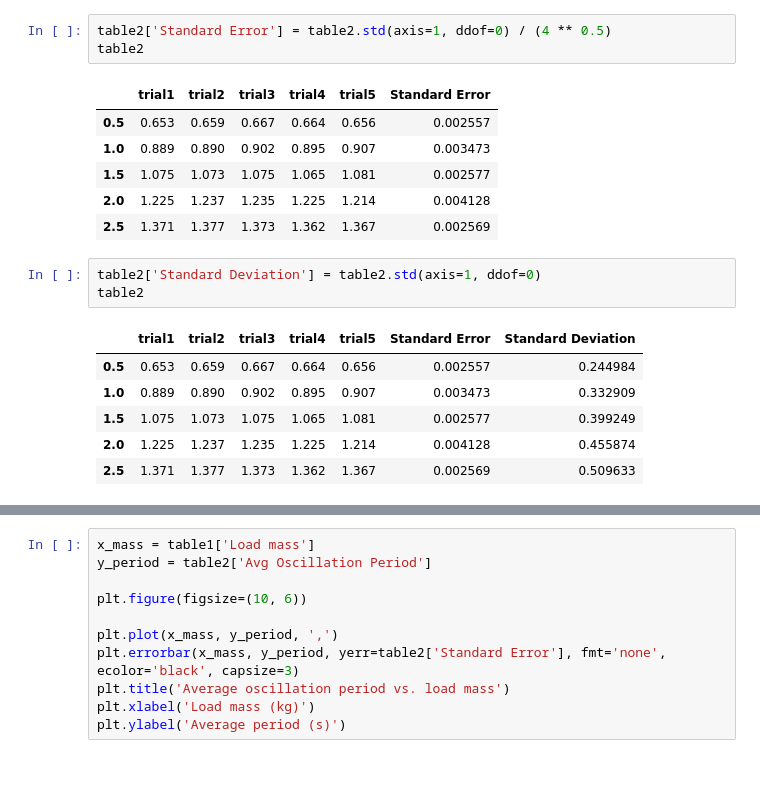
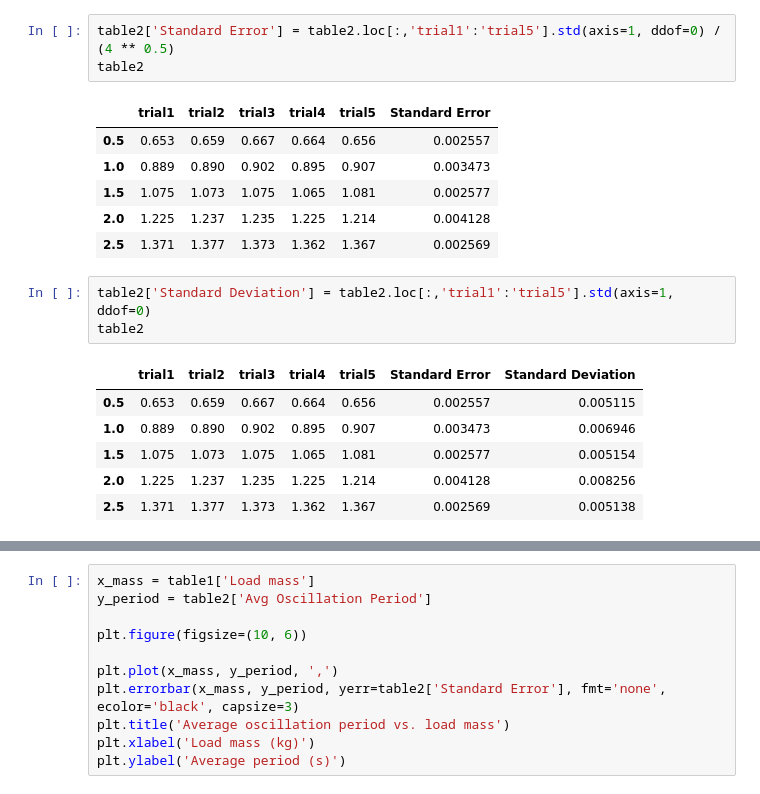
Before and after one commit to sbuare/PHYS195_Labs, a Jupyter notebook: PHYS195_Lab_9.ipynb, the cells around one changed output, grey strips where cells are left out. Drawn from its saved outputs; the diff is of its cells as text.

```diff
--- a/PHYS195_Lab_9.ipynb
+++ b/PHYS195_Lab_9.ipynb
@@ -75,7 +73,7 @@ table2
 | 2.0 | 1.225 | 1.237 | 1.235 | 1.225 | 1.214 |
 | 2.5 | 1.371 | 1.377 | 1.373 | 1.362 | 1.367 |
 # %%
-table2['Standard Error'] = table2.std(axis=1, ddof=0) / (4 ** 0.5)
+table2['Standard Error'] = table2.loc[:,'trial1':'trial5'].std(axis=1, ddof=0) / (4 ** 0.5)
 table2
 # %% [output]
 |  | trial1 | trial2 | trial3 | trial4 | trial5 | Standard Error |
@@ -85,15 +83,15 @@ table2
 | 2.0 | 1.225 | 1.237 | 1.235 | 1.225 | 1.214 | 0.004128 |
 | 2.5 | 1.371 | 1.377 | 1.373 | 1.362 | 1.367 | 0.002569 |
 # %%
-table2['Standard Deviation'] = table2.std(axis=1, ddof=0)
+table2['Standard Deviation'] = table2.loc[:,'trial1':'trial5'].std(axis=1, ddof=0)
 table2
 # %% [output]
 |  | trial1 | trial2 | trial3 | trial4 | trial5 | Standard Error | Standard Deviation |
-| 0.5 | 0.653 | 0.659 | 0.667 | 0.664 | 0.656 | 0.002557 | 0.244984 |
-| 1.0 | 0.889 | 0.890 | 0.902 | 0.895 | 0.907 | 0.003473 | 0.332909 |
-| 1.5 | 1.075 | 1.073 | 1.075 | 1.065 | 1.081 | 0.002577 | 0.399249 |
-| 2.0 | 1.225 | 1.237 | 1.235 | 1.225 | 1.214 | 0.004128 | 0.455874 |
-| 2.5 | 1.371 | 1.377 | 1.373 | 1.362 | 1.367 | 0.002569 | 0.509633 |
+| 0.5 | 0.653 | 0.659 | 0.667 | 0.664 | 0.656 | 0.002557 | 0.005115 |
+| 1.0 | 0.889 | 0.890 | 0.902 | 0.895 | 0.907 | 0.003473 | 0.006946 |
+| 1.5 | 1.075 | 1.073 | 1.075 | 1.065 | 1.081 | 0.002577 | 0.005154 |
+| 2.0 | 1.225 | 1.237 | 1.235 | 1.225 | 1.214 | 0.004128 | 0.008256 |
+| 2.5 | 1.371 | 1.377 | 1.373 | 1.362 | 1.367 | 0.002569 | 0.005138 |
 # %%
 table2.insert(5, 'Avg Oscillation Period', table2.loc[:,'trial1':'trial5'].mean(axis=1))
 table2
```
Also changed, not shown: parts of 8 cells of this notebook.
